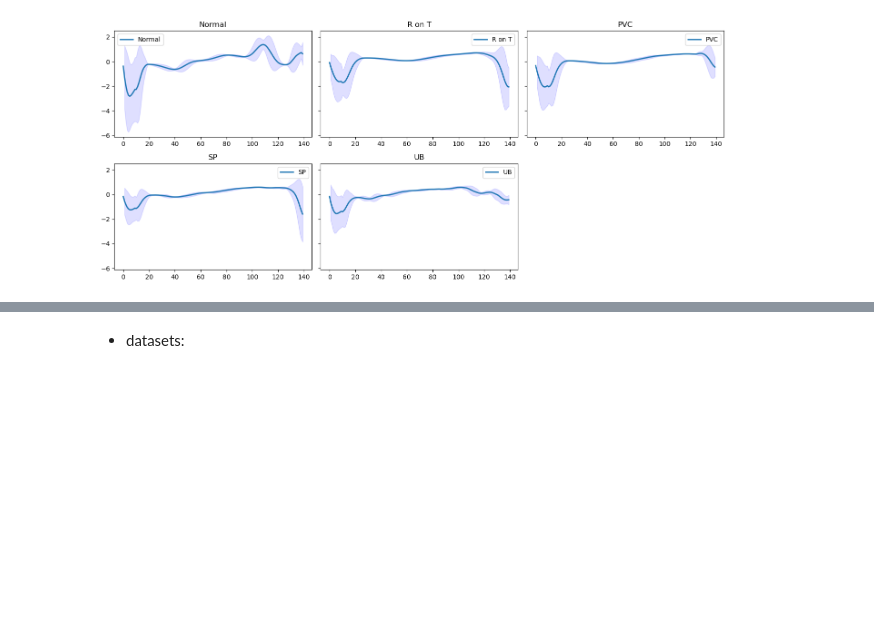
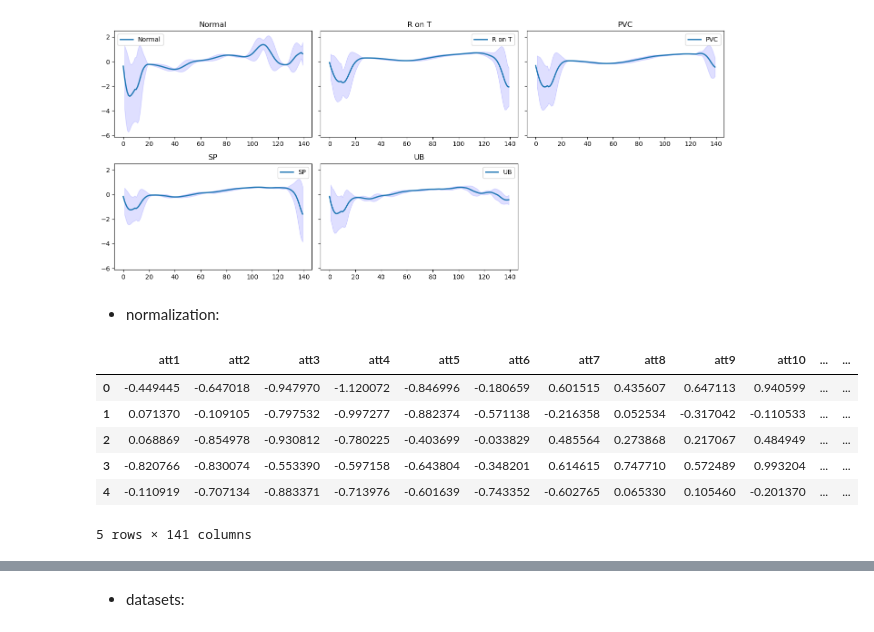
Before and after one commit to adam-langowski/Anomaly-Detection-in-ECG, a Jupyter notebook: anomaly_detection.ipynb, the cells around one changed output, grey strips where cells are left out. Saved outputs shown, nothing was run; the diff lists cells and outputs as text; code cells hidden in the pictures; blank space fills up the shorter version.

```diff
--- a/anomaly_detection.ipynb
+++ b/anomaly_detection.ipynb
@@ -172,3 +173,24 @@ fig.tight_layout()
 plt.show()
 # %% [output]
 [figure]
+# %% [markdown]
+- normalization:
+# %%
+target_column = data.iloc[:, -1]
+features = data.iloc[:, :-1]
+
+scaler = StandardScaler()
+normalized_features = scaler.fit_transform(features)
+
+normalized_data = pd.DataFrame(normalized_features, columns=features.columns)
+normalized_data['target'] = target_column.values
+
+normalized_data.head()
+# %% [output]
+|  | att1 | att2 | att3 | att4 | att5 | att6 | att7 | att8 | att9 | att10 | ... | ... |
+| 0 | -0.449445 | -0.647018 | -0.947970 | -1.120072 | -0.846996 | -0.180659 | 0.601515 | 0.435607 | 0.647113 | 0.940599 | ... | ... |
+| 1 | 0.071370 | -0.109105 | -0.797532 | -0.997277 | -0.882374 | -0.571138 | -0.216358 | 0.052534 | -0.317042 | -0.110533 | ... | ... |
+| 2 | 0.068869 | -0.854978 | -0.930812 | -0.780225 | -0.403699 | -0.033829 | 0.485564 | 0.273868 | 0.217067 | 0.484949 | ... | ... |
+| 3 | -0.820766 | -0.830074 | -0.553390 | -0.597158 | -0.643804 | -0.348201 | 0.614615 | 0.747710 | 0.572489 | 0.993204 | ... | ... |
+| 4 | -0.110919 | -0.707134 | -0.883371 | -0.713976 | -0.601639 | -0.743352 | -0.602765 | 0.065330 | 0.105460 | -0.201370 | ... | ... |
+5 rows × 141 columns
```
Also changed, not shown: parts of 6 cells of this notebook, 1 other file.
